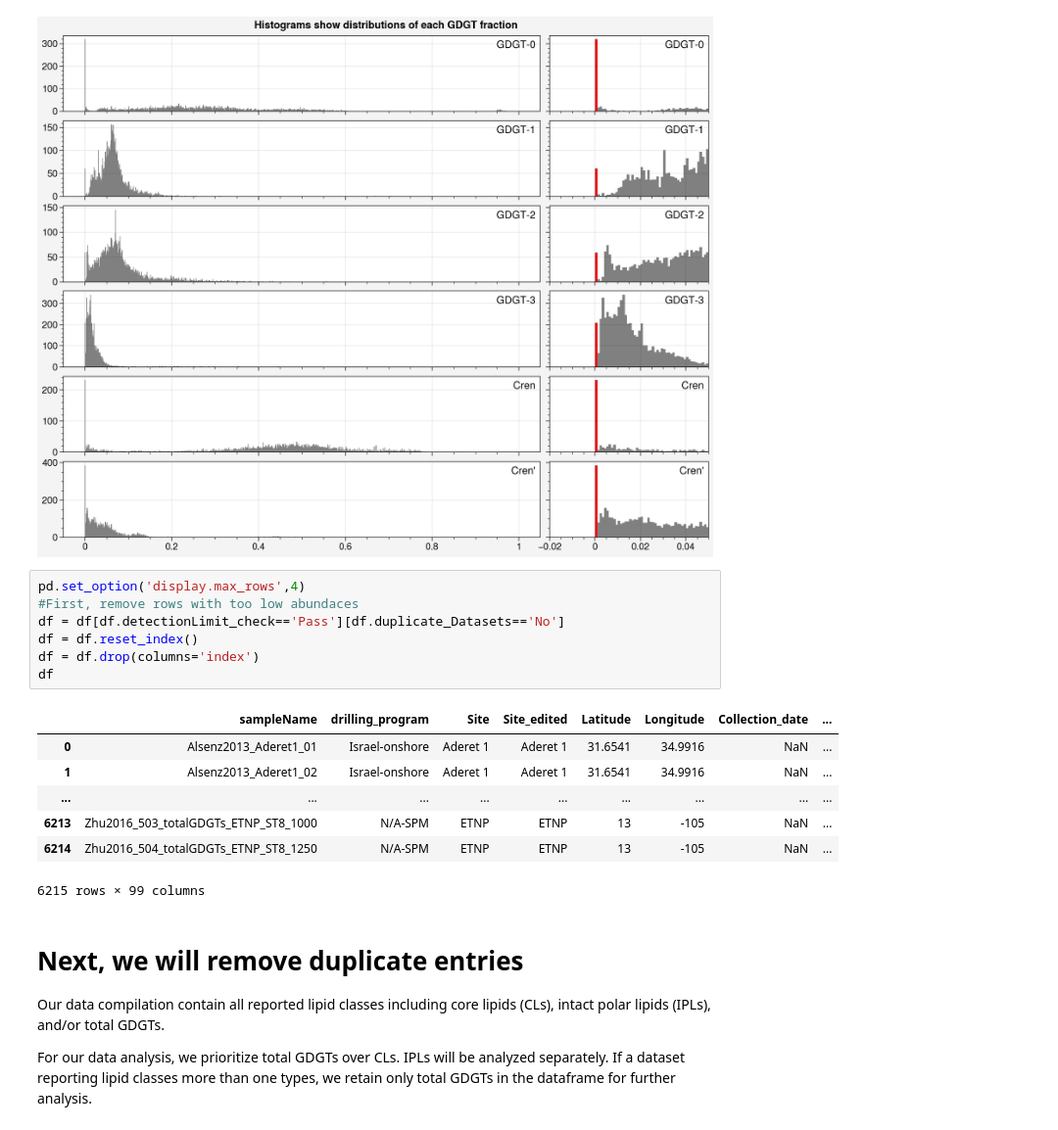
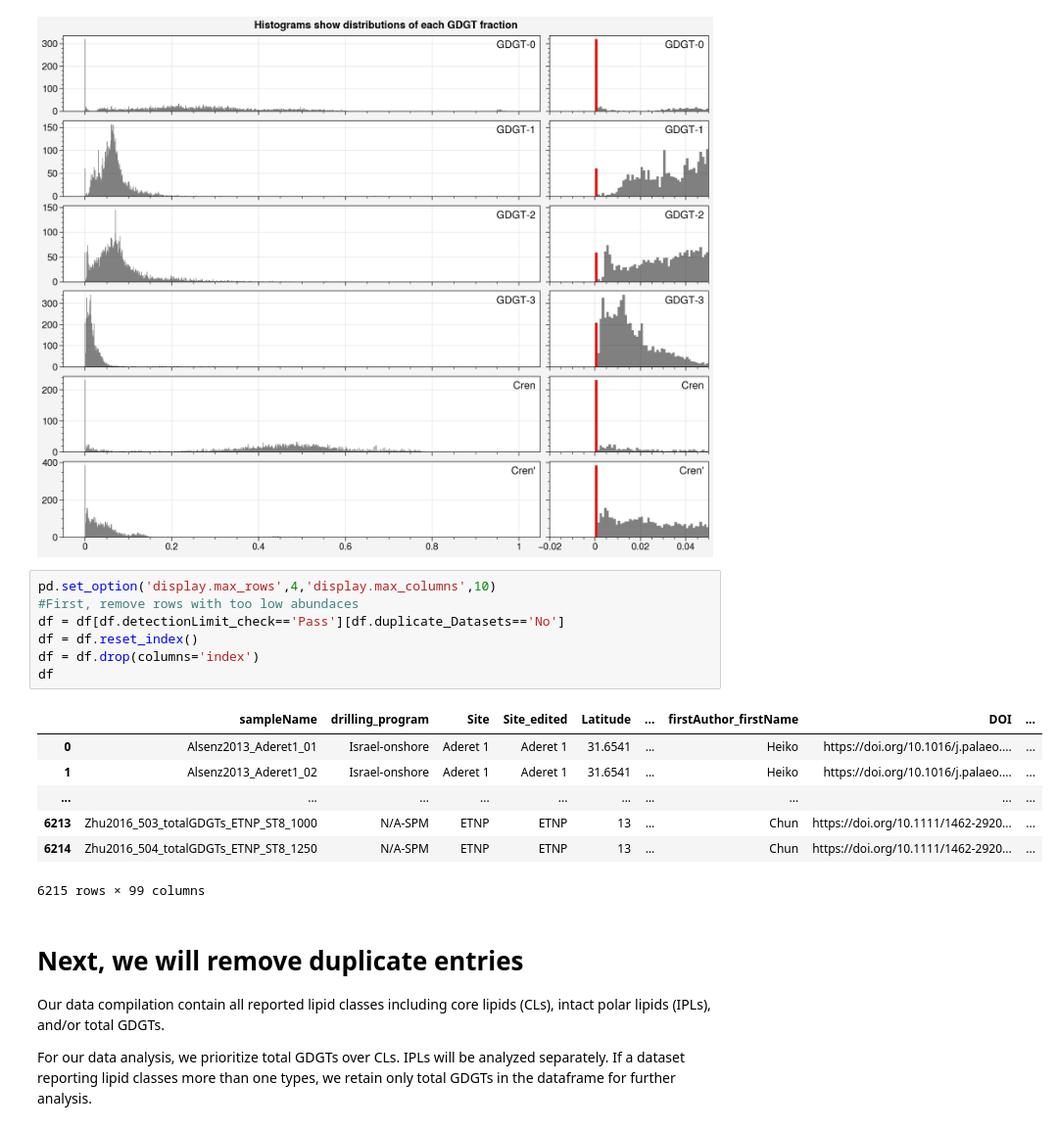
Before and after one commit to PaleoLipidRR/marine-AOA-GDGT-distribution, a Jupyter notebook: PNAS_pythonCodeS1_BeyondTEX86_preprocessing_RR.ipynb, the cells around one changed output. Shown at 98% size. Saved outputs shown, nothing was run; the diff lists cells and outputs as text.

```diff
--- a/PNAS_pythonCodeS1_BeyondTEX86_preprocessing_RR.ipynb
+++ b/PNAS_pythonCodeS1_BeyondTEX86_preprocessing_RR.ipynb
@@ -209,19 +209,19 @@ plt.show()
 # %% [output]
 [figure]
 # %%
-pd.set_option('display.max_rows',4)
+pd.set_option('display.max_rows',4,'display.max_columns',10)
 #First, remove rows with too low abundaces
 df = df[df.detectionLimit_check=='Pass'][df.duplicate_Datasets=='No']
 df = df.reset_index()
 df = df.drop(columns='index')
 df
 # %% [output]
-|  | sampleName | drilling_program | Site | Site_edited | Latitude | Longitude | Collection_date | ... |
-| 0 | Alsenz2013_Aderet1_01 | Israel-onshore | Aderet 1 | Aderet 1 | 31.6541 | 34.9916 | NaN | ... |
-| 1 | Alsenz2013_Aderet1_02 | Israel-onshore | Aderet 1 | Aderet 1 | 31.6541 | 34.9916 | NaN | ... |
-| ... | ... | ... | ... | ... | ... | ... | ... | ... |
-| 6213 | Zhu2016_503_totalGDGTs_ETNP_ST8_1000 | N/A-SPM | ETNP | ETNP | 13 | -105 | NaN | ... |
-| 6214 | Zhu2016_504_totalGDGTs_ETNP_ST8_1250 | N/A-SPM | ETNP | ETNP | 13 | -105 | NaN | ... |
+|  | sampleName | drilling_program | Site | Site_edited | Latitude | ... | firstAuthor_firstName | DOI | ... |
+| 0 | Alsenz2013_Aderet1_01 | Israel-onshore | Aderet 1 | Aderet 1 | 31.6541 | ... | Heiko | https://doi.org/10.1016/j.palaeo.... | ... |
+| 1 | Alsenz2013_Aderet1_02 | Israel-onshore | Aderet 1 | Aderet 1 | 31.6541 | ... | Heiko | https://doi.org/10.1016/j.palaeo.... | ... |
+| ... | ... | ... | ... | ... | ... | ... | ... | ... | ... |
+| 6213 | Zhu2016_503_totalGDGTs_ETNP_ST8_1000 | N/A-SPM | ETNP | ETNP | 13 | ... | Chun | https://doi.org/10.1111/1462-2920... | ... |
+| 6214 | Zhu2016_504_totalGDGTs_ETNP_ST8_1250 | N/A-SPM | ETNP | ETNP | 13 | ... | Chun | https://doi.org/10.1111/1462-2920... | ... |
 6215 rows × 99 columns
 # %% [markdown]
 # Next, we will remove duplicate entries
```
Also changed, not shown: parts of 1 cell of this notebook.
